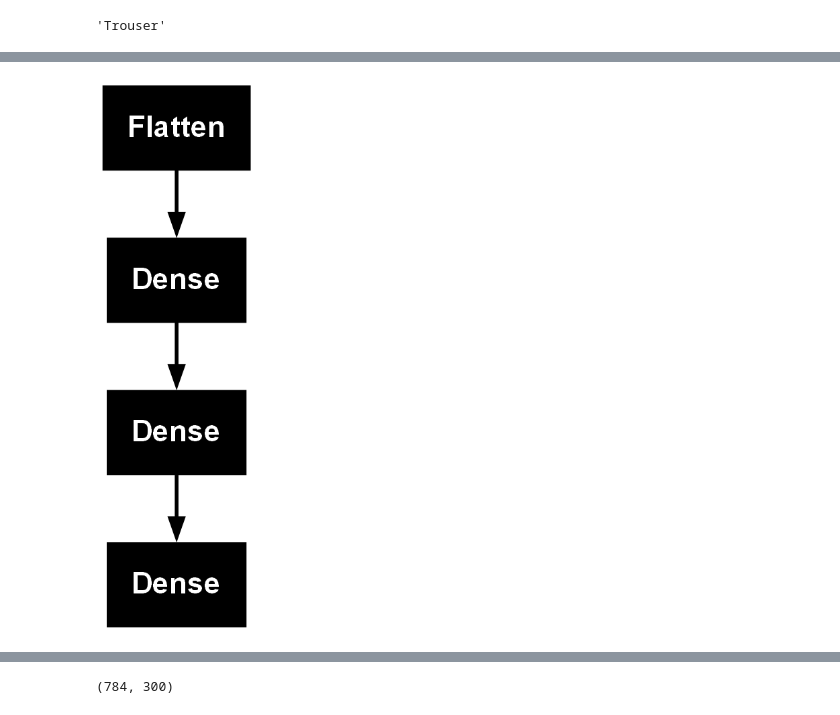
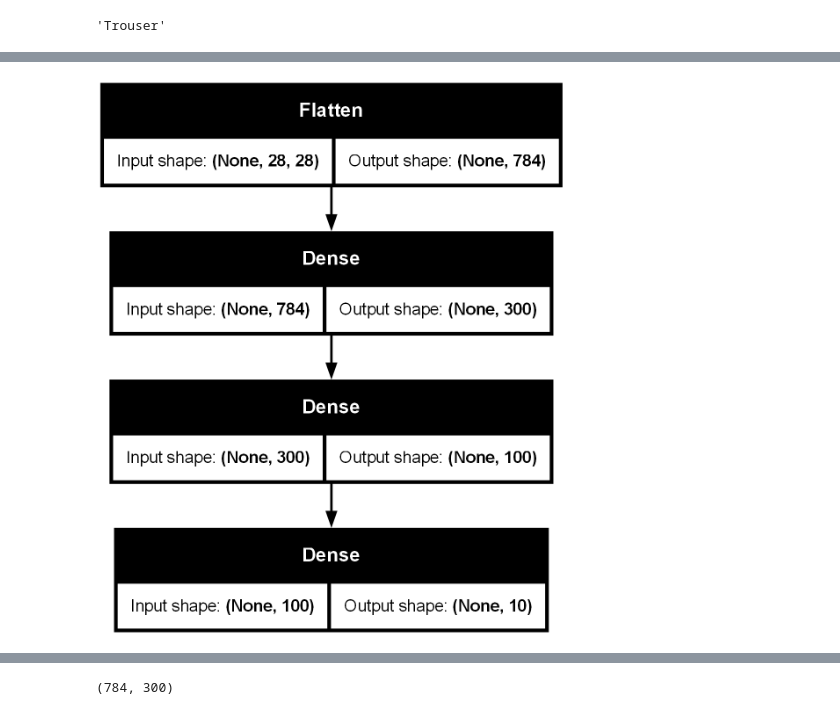
Before and after one commit to akshatkhatri/Machine_learning_playground, a Jupyter notebook: Chapter_10_geron/ann.ipynb, the cells around one changed output, grey strips where cells are left out. Cells and saved outputs as stored; diff of their text form; code cells hidden in the pictures.

```diff
--- a/Chapter_10_geron/ann.ipynb
+++ b/Chapter_10_geron/ann.ipynb
@@ -90,9 +90,9 @@ Model: "sequential"
 #     tf.keras.layers.Dense(10,activation = 'softmax')
 # ])
 # %%
-tf.keras.utils.plot_model(model)
+keras.utils.plot_model(model,show_shapes=True)
 # %% [output]
-[figure, old version]
+[figure, new version]
 # %%
 model.layers
 # %% [output]
```
Also changed, not shown: parts of 44 cells of this notebook, 33 other files.
